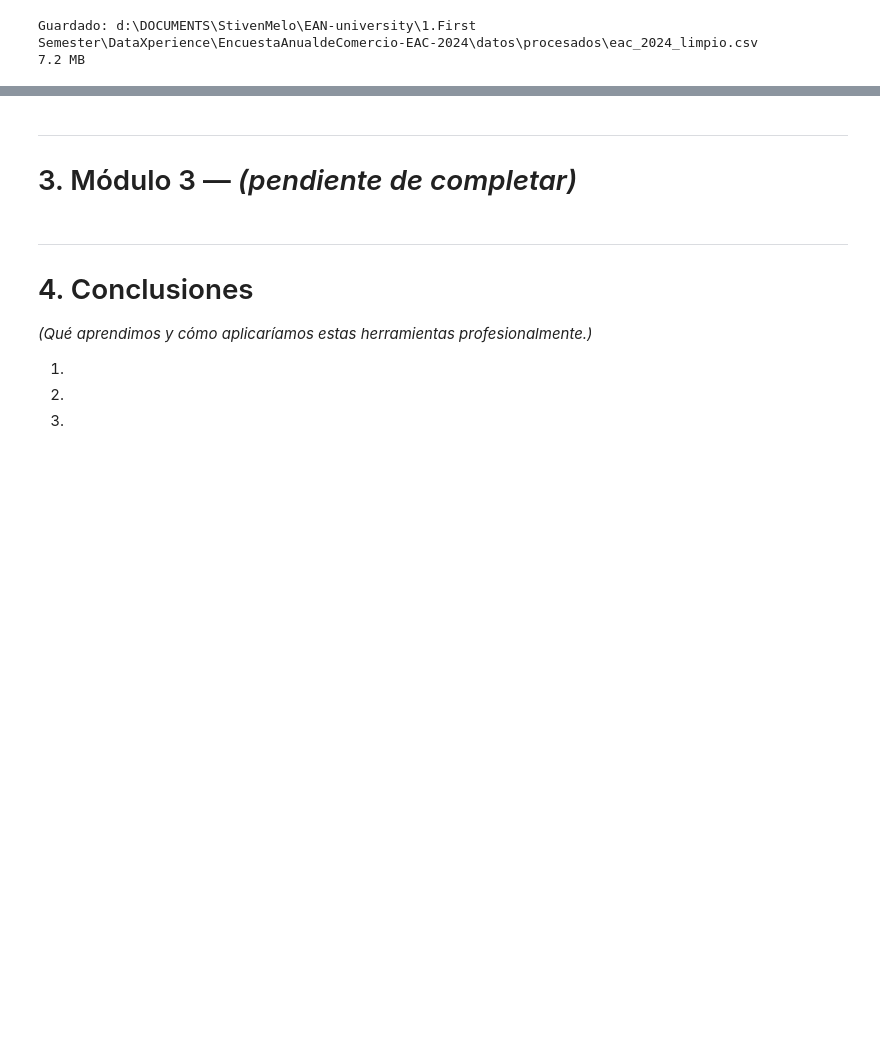
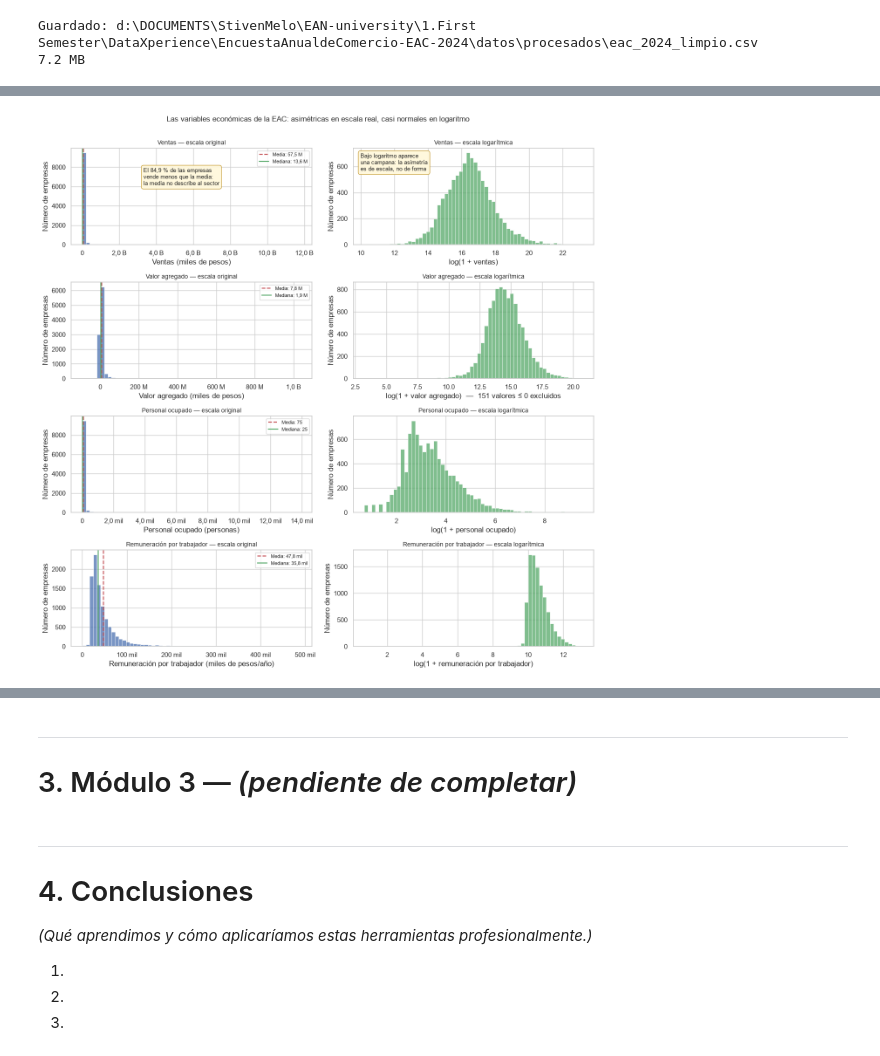
Before and after one commit to stivenmelo/analisis-eac-dane-2024, a Jupyter notebook: notebook/EAC_2024_analisis.ipynb, the cells around one changed output, grey strips where cells are left out. Drawn from its saved outputs; the diff is of its cells as text; code cells hidden in the pictures; blank space fills up the shorter version.

```diff
--- a/notebook/EAC_2024_analisis.ipynb
+++ b/notebook/EAC_2024_analisis.ipynb
@@ -1020,0 +1114,12 @@ Guardado: d:\DOCUMENTS\StivenMelo\EAN-university\1.First Semester\DataXperience\
+# %%
+# 2.1.1 — Cargar el dataset depurado
+df2 = pd.read_csv(PROCESADOS / "eac_2024_limpio.csv")
+
+TRAMOS = ["Micro (1-10)", "Pequeña (11-50)", "Mediana (51-200)", "Grande (>200)"]
+df2["tramo_personal"] = pd.Categorical(df2["tramo_personal"], categories=TRAMOS, ordered=True)
+
+for col in ["actividad_16_cod", "actividad_9_cod", "org_juridica", "actividad_16", "actividad_9"]:
+    df2[col] = df2[col].astype("category")
+
+print(f"{df2.shape[0]:,} filas x {df2.shape[1]} columnas")
+print(df2["tramo_personal"].value_counts().sort_index())
@@ -1020,0 +1523,41 @@ Guardado: d:\DOCUMENTS\StivenMelo\EAN-university\1.First Semester\DataXperience\
+# %%
+# 2.4.1 — Histogramas en escala original y logarítmica
+VARS_HIST = ["ventas", "valor_agregado", "personal_total", "remuneracion_media"]
+
+fig, axes = plt.subplots(len(VARS_HIST), 2, figsize=(13, 3.2 * len(VARS_HIST)))
+
+for fila, var in enumerate(VARS_HIST):
+    serie = df2[var].dropna()
+    izq, der = axes[fila, 0], axes[fila, 1]
+
+    sns.histplot(serie, bins=60, ax=izq, color="#4C72B0")
+    izq.axvline(serie.mean(), color="#C44E52", ls="--", lw=1.6,
+                label=f"Media: {_fmt_miles(serie.mean())}")
+    izq.axvline(serie.median(), color="#55A868", ls="-", lw=1.6,
+                label=f"Mediana: {_fmt_miles(serie.median())}")
+    izq.set_title(f"{etiqueta(var, con_unidad=False)} — escala original", fontsize=10)
+    izq.set_xlabel(etiqueta(var))
+    izq.set_ylabel("Número de empresas")
+    izq.xaxis.set_major_formatter(MILES)
+    izq.legend(fontsize=8, loc="upper right")
+
+    positivos = serie[serie > 0]
+    excluidos = len(serie) - len(positivos)
+    sns.histplot(np.log1p(positivos), bins=60, ax=der, color="#55A868")
+    der.set_title(f"{etiqueta(var, con_unidad=False)} — escala logarítmica", fontsize=10)
+    der.set_xlabel(f"log(1 + {etiqueta(var, con_unidad=False).lower()})"
+                   + (f"  —  {excluidos} valores ≤ 0 excluidos" if excluidos else ""))
+    der.set_ylabel("Número de empresas")
+
+bajo_media = (df2["ventas"] < df2["ventas"].mean()).mean() * 100
+nota(axes[0, 0], f"El {num(bajo_media)} % de las empresas\nvende menos que la media:\n"
+                 "la media no describe al sector", x=0.30, y=0.80)
+nota(axes[0, 1], "Bajo logaritmo aparece\nuna campana: la asimetría\nes de escala, no de forma",
+     x=0.03, y=0.95)
+
+fig.suptitle("Las variables económicas de la EAC: asimétricas en escala real, "
+             "casi normales en logaritmo", fontsize=12, y=1.002)
+plt.tight_layout()
+plt.show()
+# %% [output]
+[figure, added]
```
Also changed, not shown: parts of 97 cells of this notebook, 1 other file.
